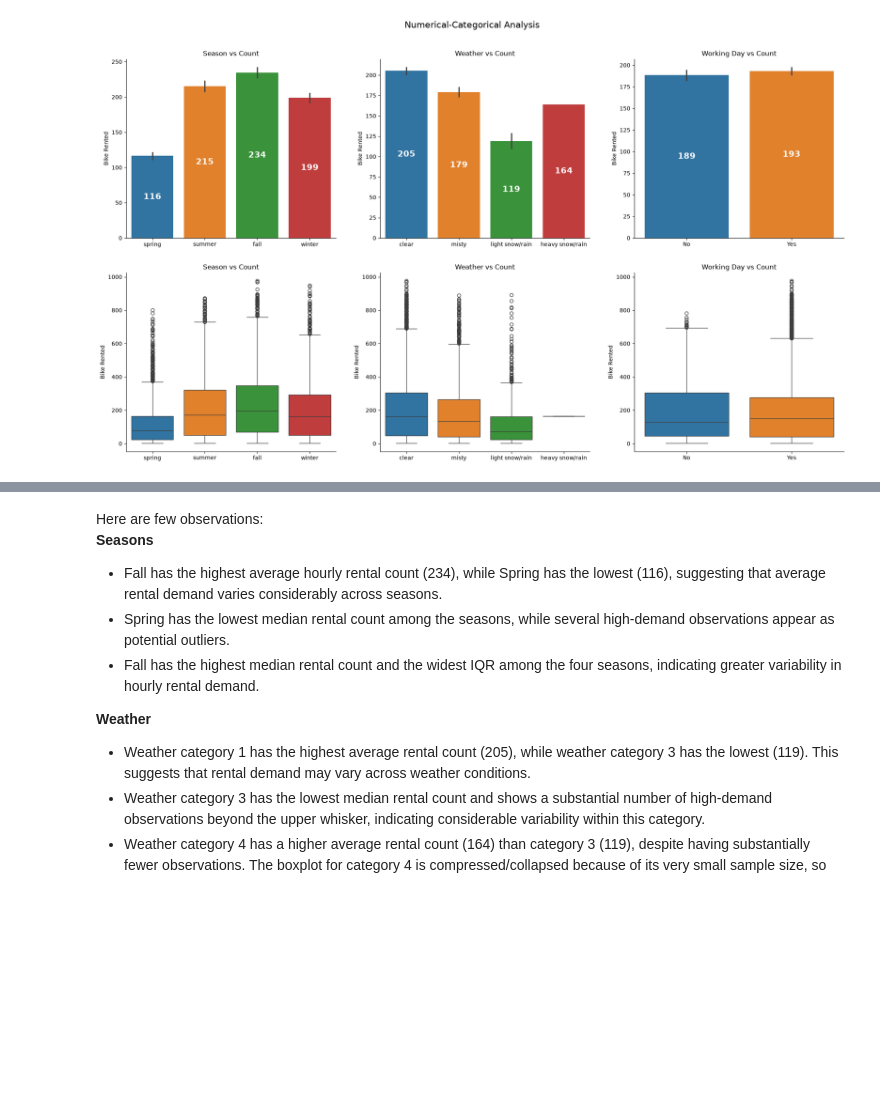
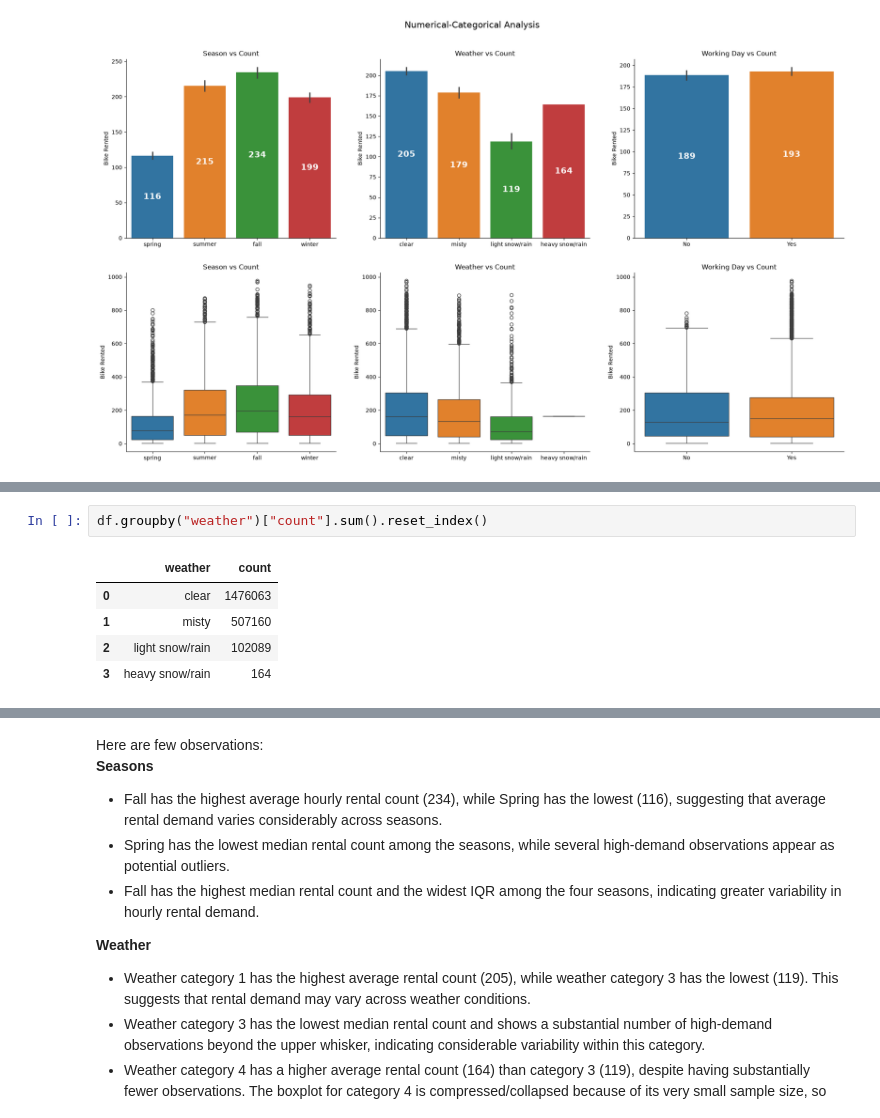
Before and after one commit to Yuvi977/Yulu-Bike-Sharing-Hypothesis-Testing, a Jupyter notebook: Business_Case_Yulu_Hypothesis_Testing.ipynb, the cells around one changed output, grey strips where cells are left out. Drawn from its saved outputs; the diff is of its cells as text; blank space fills up the shorter version.

```diff
--- a/Business_Case_Yulu_Hypothesis_Testing.ipynb
+++ b/Business_Case_Yulu_Hypothesis_Testing.ipynb
@@ -395,0 +403,8 @@ plt.show()
+# %%
+df.groupby("weather")["count"].sum().reset_index()
+# %% [output]
+|  | weather | count |
+| 0 | clear | 1476063 |
+| 1 | misty | 507160 |
+| 2 | light snow/rain | 102089 |
+| 3 | heavy snow/rain | 164 |
```
Also changed, not shown: parts of 5 cells of this notebook.
